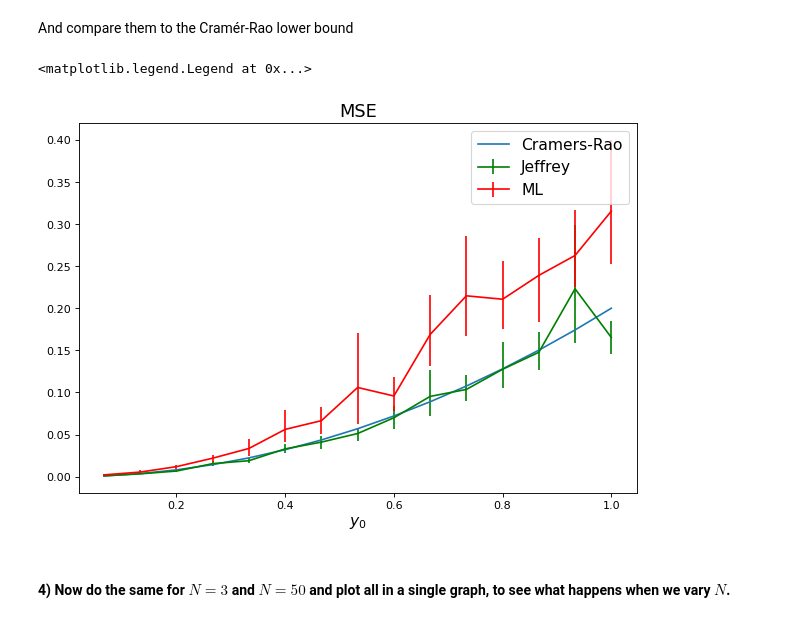
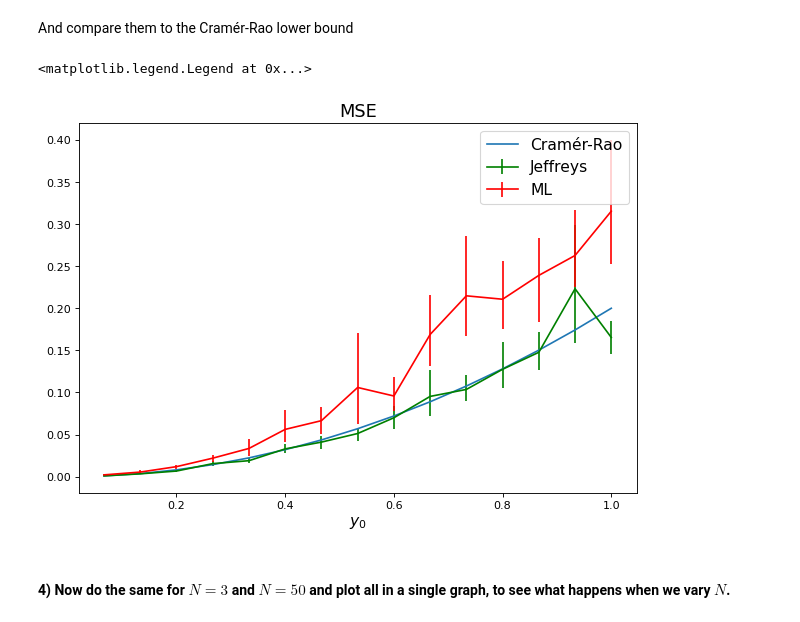
Before and after one commit to IdePHICS/FundamentalLearningEPFL, a Jupyter notebook: TP2/lighthouse.ipynb, the cells around one changed output. Cells and saved outputs as stored; diff of their text form; code cells hidden in the pictures.

```diff
--- a/TP2/lighthouse.ipynb
+++ b/TP2/lighthouse.ipynb
@@ -284,15 +284,15 @@ And compare them to the Cramér-Rao lower bound
 # %%
 fig = plt.figure(figsize=(9, 6), dpi=80)
 
 plt.title('MSE', fontsize=16)
 plt.xlabel('$y_0$', fontsize=14)
-plt.errorbar(tab_y0,MSE_J_10,yerr=[MSE_J_10-CI_min_J_10, CI_max_J_10-MSE_J_10],marker="",color='g', label='Jeffrey')
+plt.errorbar(tab_y0,MSE_J_10,yerr=[MSE_J_10-CI_min_J_10, CI_max_J_10-MSE_J_10],marker="",color='g', label='Jeffreys')
 plt.errorbar(tab_y0,MSE_ML_10,yerr=[MSE_ML_10-CI_min_ML_10, CI_max_ML_10-MSE_ML_10],marker="",color='r', label='ML')
-plt.plot(tab_y0, 2*tab_y0*tab_y0/N, label='Cramers-Rao')
+plt.plot(tab_y0, 2*tab_y0*tab_y0/N, label='Cramér-Rao')
 plt.legend(fontsize=14)
 # %% [output]
 <matplotlib.legend.Legend at 0x...>
-[figure, old version]
+[figure, new version]
 # %% [markdown]
 #### 4) Now do the same for $N=3$ and $N=50$ and plot all in a single graph, to see what happens when we vary $N$.
 # %% [markdown]
```
Also changed, not shown: parts of 3 cells of this notebook.
